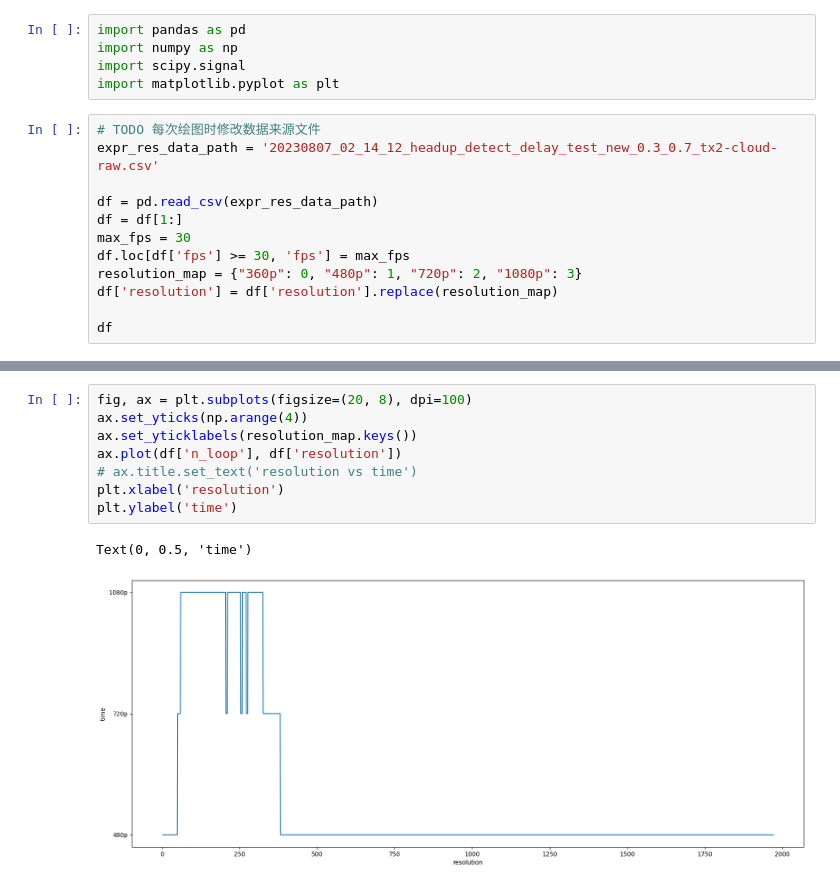
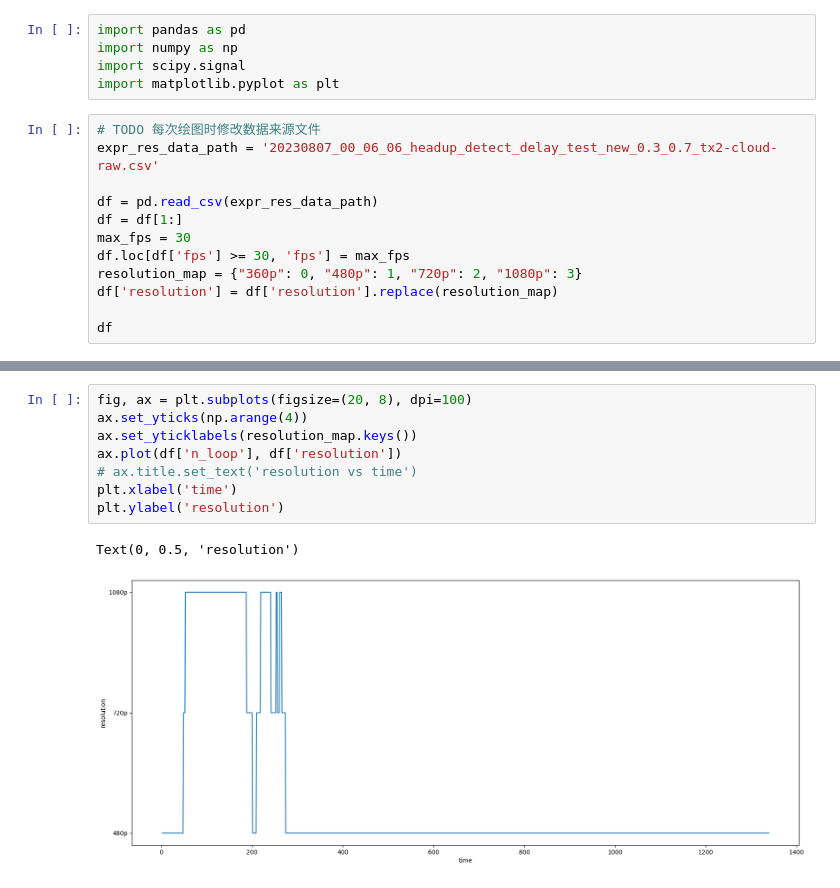
Before and after one commit to zwh2119/video-dag-schedule, a Jupyter notebook: expr/plot_expr_result.ipynb, the cells around one changed output, grey strips where cells are left out. Drawn from its saved outputs; the diff is of its cells as text.

```diff
--- a/expr/plot_expr_result.ipynb
+++ b/expr/plot_expr_result.ipynb
@@ -5,7 +5,7 @@ import scipy.signal
 import matplotlib.pyplot as plt
 # %%
 # TODO 每次绘图时修改数据来源文件
-expr_res_data_path = '20230807_02_14_12_headup_detect_delay_test_new_0.3_0.7_tx2-cloud-raw.csv'
+expr_res_data_path = '20230807_00_06_06_headup_detect_delay_test_new_0.3_0.7_tx2-cloud-raw.csv'
 
 df = pd.read_csv(expr_res_data_path)
 df = df[1:]
@@ -64,14 +64,14 @@ Text(0, 0.5, 'frame rate')
 # %%
 fig, ax = plt.subplots(figsize=(20, 8), dpi=100)
 ax.set_yticks(np.arange(4))
 ax.set_yticklabels(resolution_map.keys())
 ax.plot(df['n_loop'], df['resolution'])
 # ax.title.set_text('resolution vs time')
-plt.xlabel('resolution')
-plt.ylabel('time')
+plt.xlabel('time')
+plt.ylabel('resolution')
 # %% [output]
-Text(0, 0.5, 'time')
+Text(0, 0.5, 'resolution')
-[figure, old version]
+[figure, new version]
 # %%
 fig, ax = plt.subplots(figsize=(20, 8), dpi=80)
 ax.plot(df['n_loop'], df['face_detection'], label='face_detection')
```
Also changed, not shown: parts of 5 cells of this notebook, 7 other files.
